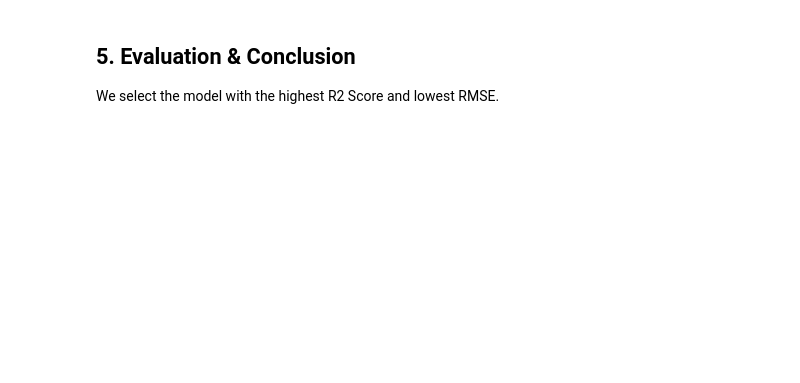
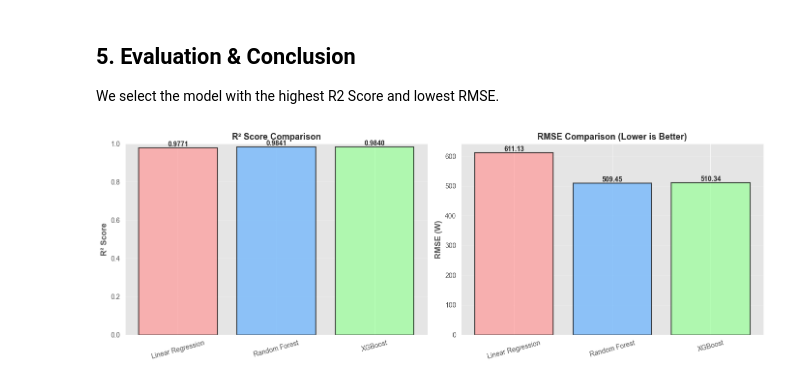
Before and after one commit to AZHARAJI2/Solar-Panel-Optimization, a Jupyter notebook: Solar_Optimization_Pipeline.ipynb, the cells around one changed output. Saved outputs shown, nothing was run; the diff lists cells and outputs as text; code cells hidden in the pictures; blank space fills up the shorter version.

```diff
--- a/Solar_Optimization_Pipeline.ipynb
+++ b/Solar_Optimization_Pipeline.ipynb
@@ -123,3 +389,45 @@ XGBoost -> RMSE: 469.18, R2: 0.9864
 # %% [markdown]
 ## 5. Evaluation & Conclusion
 We select the model with the highest R2 Score and lowest RMSE.
+# %%
+# Visualize Model Comparison
+fig, axes = plt.subplots(1, 2, figsize=(14, 5))
+
+# Extract results for plotting
+model_names = list(results.keys())
+r2_scores = [results[model]['R2'] for model in model_names]
+rmse_scores = [results[model]['RMSE'] for model in model_names]
+
+colors = ['#ff9999', '#66b3ff', '#99ff99']
+
+# R² Score Comparison
+bars1 = axes[0].bar(model_names, r2_scores, color=colors, alpha=0.7, edgecolor='black', linewidth=1.5)
+axes[0].set_ylabel('R² Score', fontsize=12, fontweight='bold')
+axes[0].set_title('R² Score Comparison', fontsize=13, fontweight='bold')
+axes[0].set_ylim(0, 1)
+axes[0].grid(axis='y', alpha=0.3)
+axes[0].tick_params(axis='x', rotation=15)
+
+# Add values on bars
+for bar in bars1:
+    height = bar.get_height()
+    axes[0].text(bar.get_x() + bar.get_width()/2., height,
+                f'{height:.4f}', ha='center', va='bottom', fontweight='bold', fontsize=10)
+
+# RMSE Comparison
+bars2 = axes[1].bar(model_names, rmse_scores, color=colors, alpha=0.7, edgecolor='black', linewidth=1.5)
+axes[1].set_ylabel('RMSE (W)', fontsize=12, fontweight='bold')
+axes[1].set_title('RMSE Comparison (Lower is Better)', fontsize=13, fontweight='bold')
+axes[1].grid(axis='y', alpha=0.3)
+axes[1].tick_params(axis='x', rotation=15)
+
+# Add values on bars
+for bar in bars2:
+    height = bar.get_height()
+    axes[1].text(bar.get_x() + bar.get_width()/2., height,
+                f'{height:.2f}', ha='center', va='bottom', fontweight='bold', fontsize=10)
+
+plt.tight_layout()
+plt.show()
+# %% [output]
+[figure, added]
```
Also changed, not shown: parts of 13 cells of this notebook, 4 other files.
